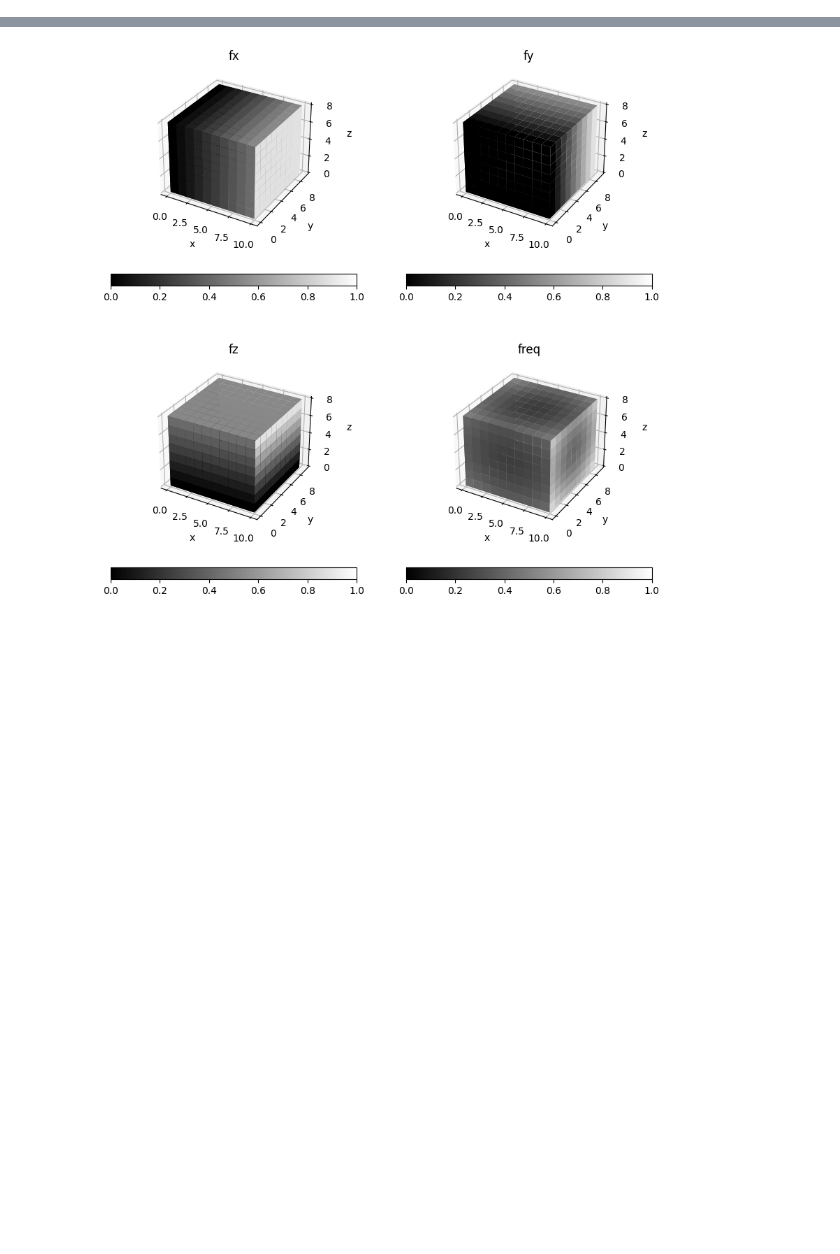
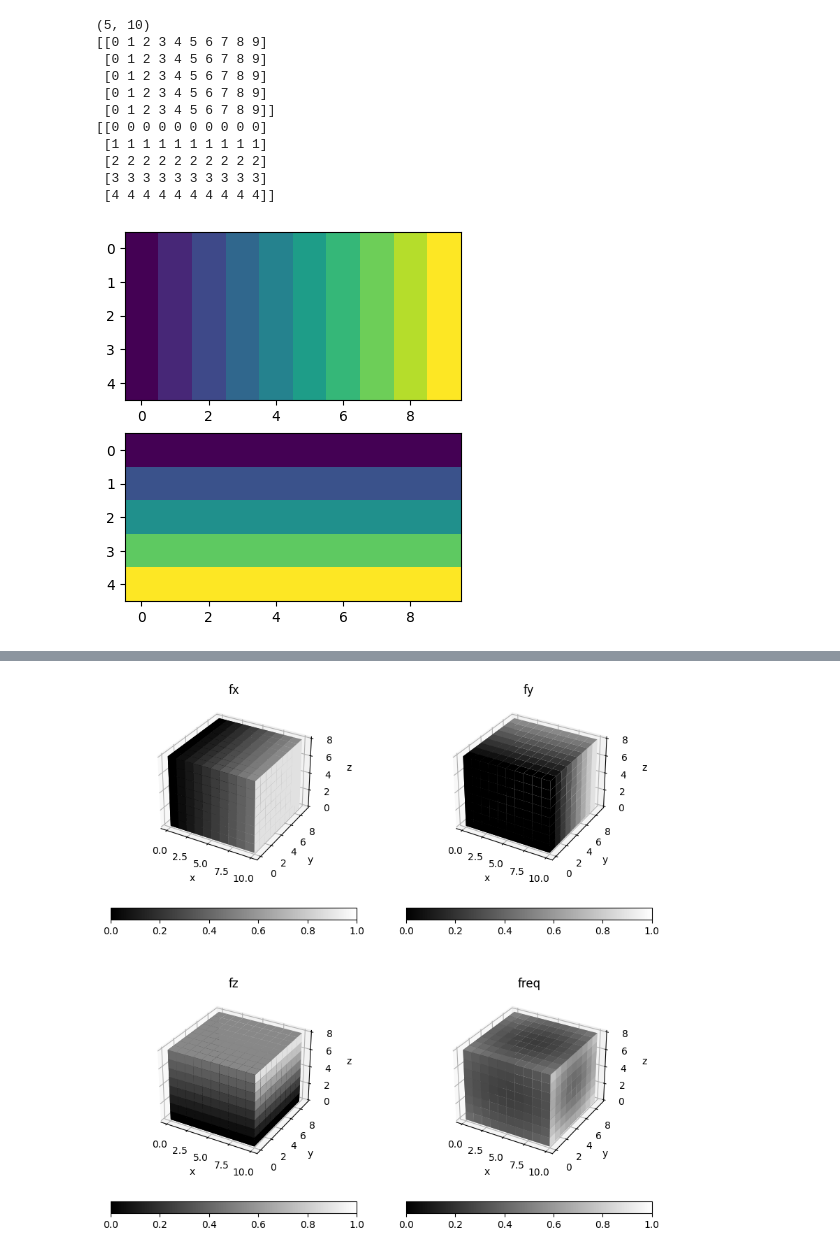
Before and after one commit to tom-a-horrocks/ppdenoise, a Jupyter notebook: test.ipynb, the cells around one changed output, grey strips where cells are left out. Drawn from its saved outputs; the diff is of its cells as text; code cells hidden in the pictures; blank space fills up the shorter version.

```diff
--- a/test.ipynb
+++ b/test.ipynb
@@ -7,6 +7,29 @@ from numpy.fft import fftshift
 
 from ppdenoise.ppdenoise import _gaussian_angular_filter, _filter_grids, _grid_angles, _gaussian_angular_filter_3d, \
     _filter_grids_3d, _grid_angles_3d
+# %%
+import numpy as np
+x, y = np.meshgrid(list(range(10)), list(range(5)))
+print(x.shape)
+
+fig, axes = plt.subplots(2)
+axes[0].imshow(x)
+axes[1].imshow(y)
+print(x)
+print(y)
+# %% [output]
+(5, 10)
+[[0 1 2 3 4 5 6 7 8 9]
+ [0 1 2 3 4 5 6 7 8 9]
+ [0 1 2 3 4 5 6 7 8 9]
+ [0 1 2 3 4 5 6 7 8 9]
+ [0 1 2 3 4 5 6 7 8 9]]
+[[0 0 0 0 0 0 0 0 0 0]
+ [1 1 1 1 1 1 1 1 1 1]
+ [2 2 2 2 2 2 2 2 2 2]
+ [3 3 3 3 3 3 3 3 3 3]
+ [4 4 4 4 4 4 4 4 4 4]]
+[figure, added]
 # %%
 rows, cols = 50, 100
 angle_rad = 45 * pi / 180
```
Also changed, not shown: parts of 2 cells of this notebook, 1 other file.
